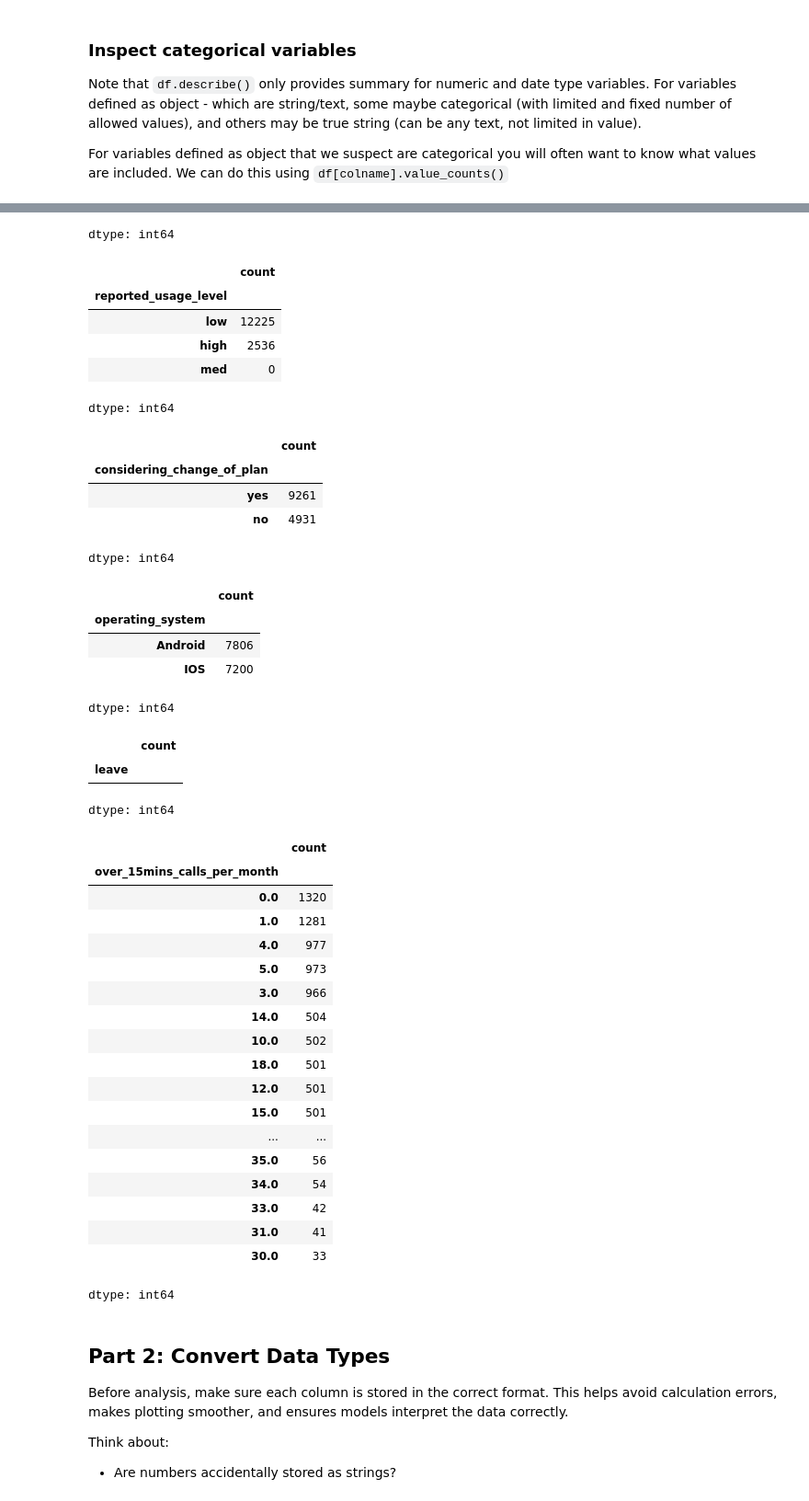
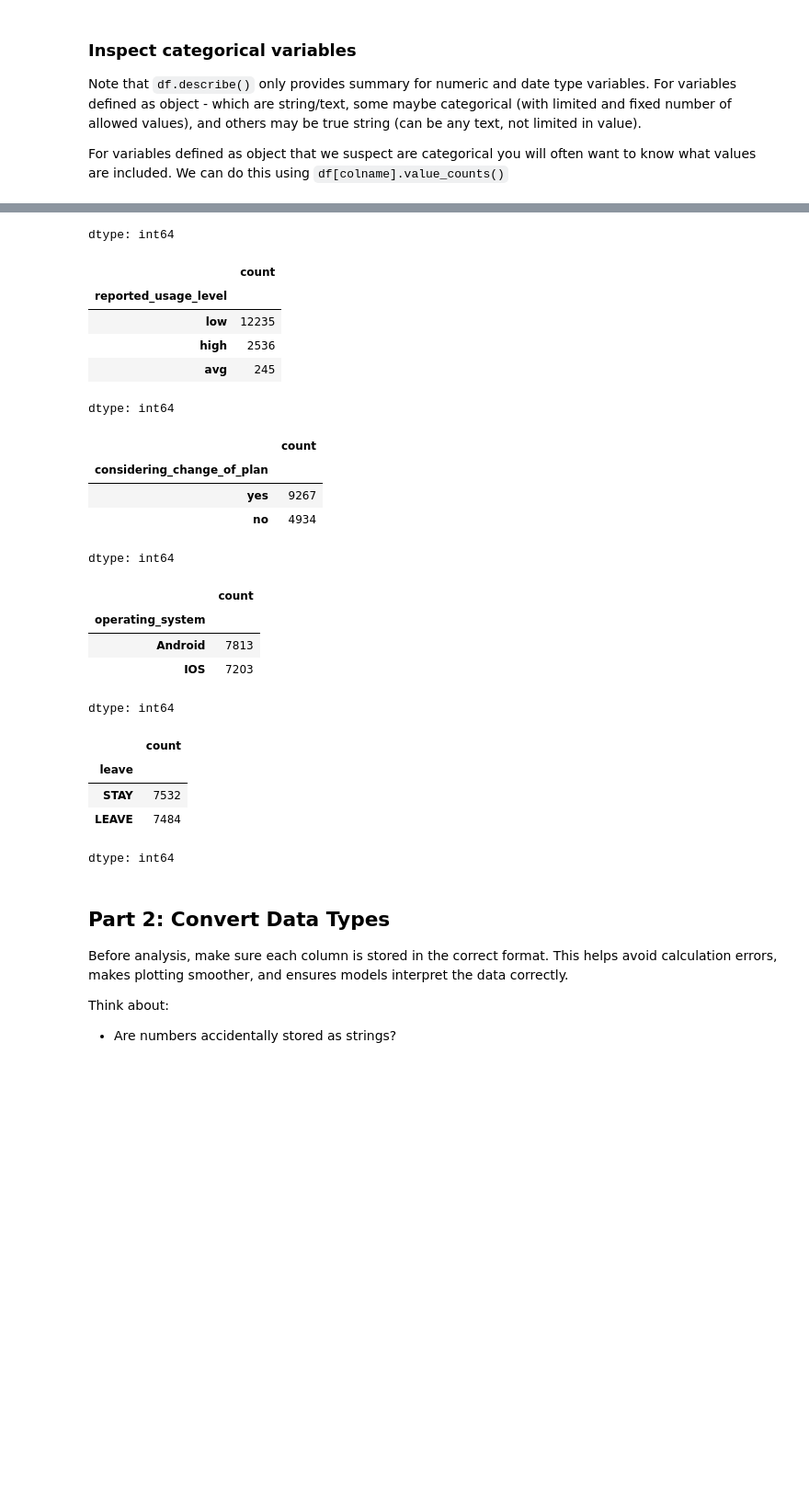
Before and after one commit to efugal18-afk/IS-4487, a Jupyter notebook: Labs/lab_06_data_cleaning.ipynb, the cells around one changed output, grey strips where cells are left out. Shown at 92% size. Saved outputs shown, nothing was run; the diff lists cells and outputs as text; code cells hidden in the pictures; blank space fills up the shorter version.

```diff
--- a/Labs/lab_06_data_cleaning.ipynb
+++ b/Labs/lab_06_data_cleaning.ipynb
@@ -129,7 +129,6 @@ display(df['reported_usage_level'].value_counts())
 display(df['considering_change_of_plan'].value_counts())
 display(df['operating_system'].value_counts())
 display(df['leave'].value_counts())
-display(df['over_15mins_calls_per_month'].value_counts())
 # %% [output]
 |  | count |
 | college |  |
@@ -143,43 +142,26 @@ dtype: int64
 | avg | 751 |
 dtype: int64
 |  | count |
 | reported_usage_level |  |
-| low | 12225 |
+| low | 12235 |
 | high | 2536 |
-| med | 0 |
+| avg | 245 |
 dtype: int64
 |  | count |
 | considering_change_of_plan |  |
-| yes | 9261 |
-| no | 4931 |
+| yes | 9267 |
+| no | 4934 |
 dtype: int64
 |  | count |
 | operating_system |  |
-| Android | 7806 |
-| IOS | 7200 |
+| Android | 7813 |
+| IOS | 7203 |
 dtype: int64
 |  | count |
 | leave |  |
+| STAY | 7532 |
+| LEAVE | 7484 |
 dtype: int64
-|  | count |
-| over_15mins_calls_per_month |  |
-| 0.0 | 1320 |
-| 1.0 | 1281 |
-| 4.0 | 977 |
-| 5.0 | 973 |
-| 3.0 | 966 |
-| 14.0 | 504 |
-| 10.0 | 502 |
-| 18.0 | 501 |
-| 12.0 | 501 |
-| 15.0 | 501 |
-| ... | ... |
-| 35.0 | 56 |
-| 34.0 | 54 |
-| 33.0 | 42 |
-| 31.0 | 41 |
-| 30.0 | 33 |
-dtype: int64
 # %% [markdown]
 ## Part 2: Convert Data Types
 
```
Also changed, not shown: parts of 22 cells of this notebook.
